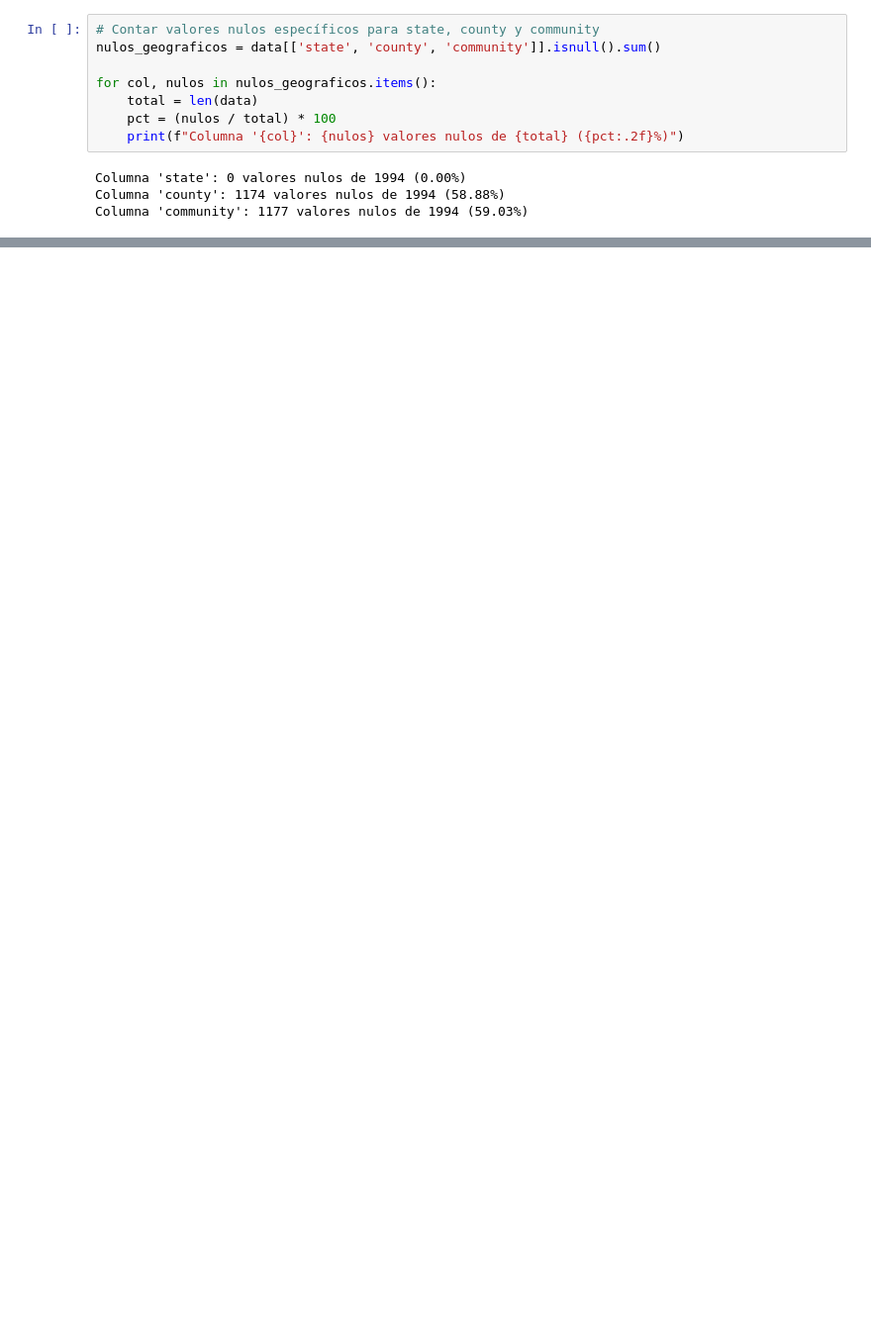
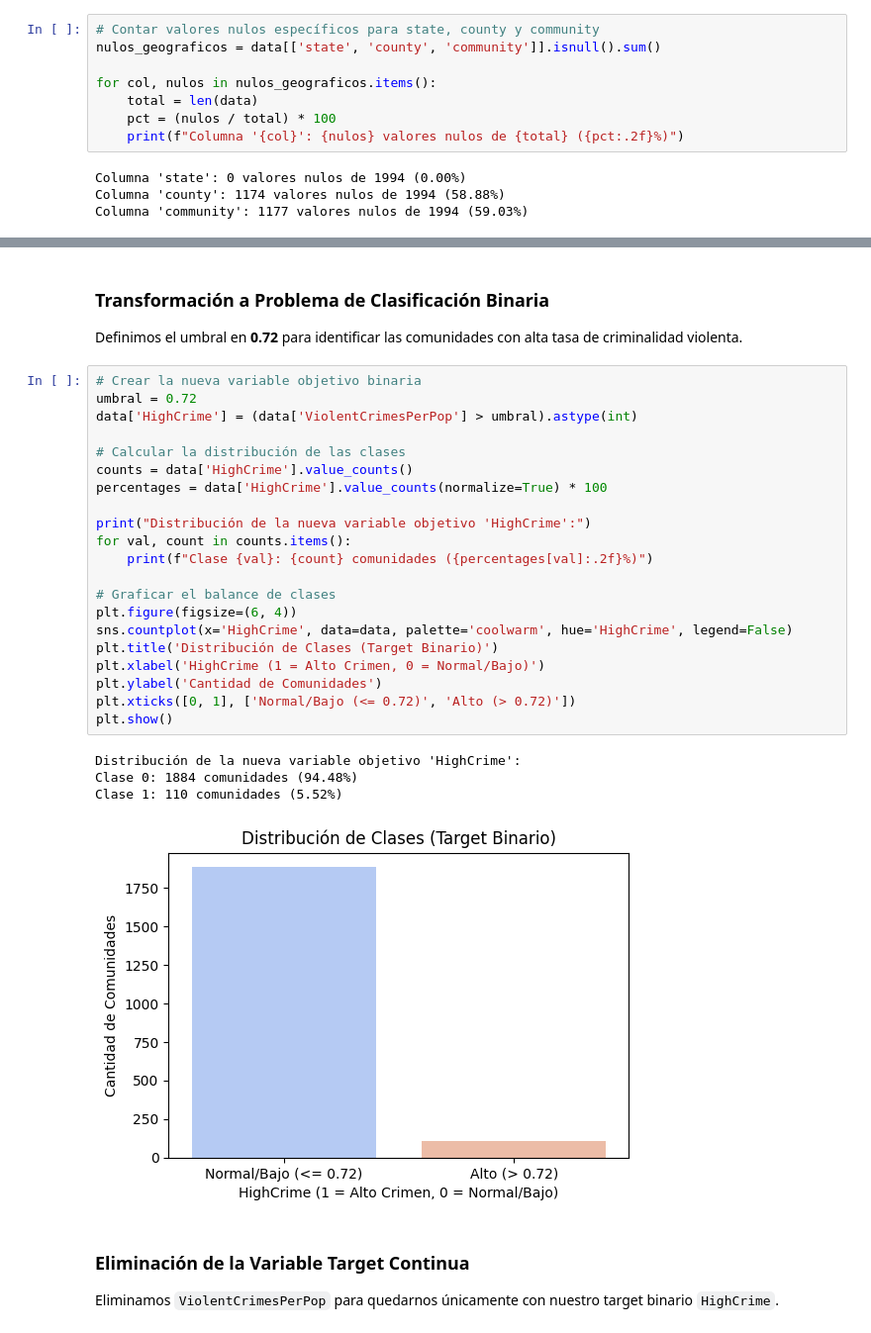
Before and after one commit to AndresMontesDeOca/AnalisisDatos2, a Jupyter notebook: Entregas/Actividad3.ipynb, the cells around one changed output, grey strips where cells are left out. Shown at 99% size. Drawn from its saved outputs; the diff is of its cells as text; blank space fills up the shorter version.

```diff
--- a/Entregas/Actividad3.ipynb
+++ b/Entregas/Actividad3.ipynb
@@ -137,0 +136,32 @@ display(si_repetidos_grouped.head(10))
+# %% [markdown]
+### Transformación a Problema de Clasificación Binaria
+Definimos el umbral en **0.72** para identificar las comunidades con alta tasa de criminalidad violenta.
+# %%
+# Crear la nueva variable objetivo binaria
+umbral = 0.72
+data['HighCrime'] = (data['ViolentCrimesPerPop'] > umbral).astype(int)
+
+# Calcular la distribución de las clases
+counts = data['HighCrime'].value_counts()
+percentages = data['HighCrime'].value_counts(normalize=True) * 100
+
+print("Distribución de la nueva variable objetivo 'HighCrime':")
+for val, count in counts.items():
+    print(f"Clase {val}: {count} comunidades ({percentages[val]:.2f}%)")
+
+# Graficar el balance de clases
+plt.figure(figsize=(6, 4))
+sns.countplot(x='HighCrime', data=data, palette='coolwarm', hue='HighCrime', legend=False)
+plt.title('Distribución de Clases (Target Binario)')
+plt.xlabel('HighCrime (1 = Alto Crimen, 0 = Normal/Bajo)')
+plt.ylabel('Cantidad de Comunidades')
+plt.xticks([0, 1], ['Normal/Bajo (<= 0.72)', 'Alto (> 0.72)'])
+plt.show()
+# %% [output]
+Distribución de la nueva variable objetivo 'HighCrime':
+Clase 0: 1884 comunidades (94.48%)
+Clase 1: 110 comunidades (5.52%)
+[figure, added]
+# %% [markdown]
+### Eliminación de la Variable Target Continua
+Eliminamos `ViolentCrimesPerPop` para quedarnos únicamente con nuestro target binario `HighCrime`.
```
Also changed, not shown: parts of 8 cells of this notebook.
